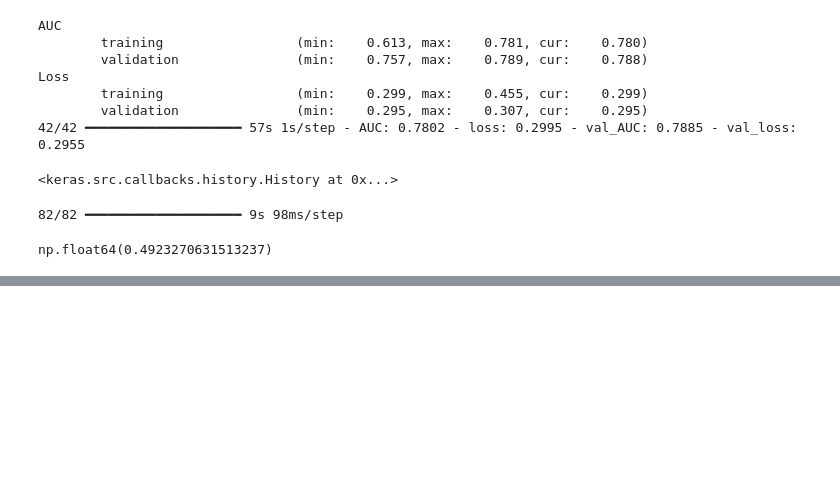
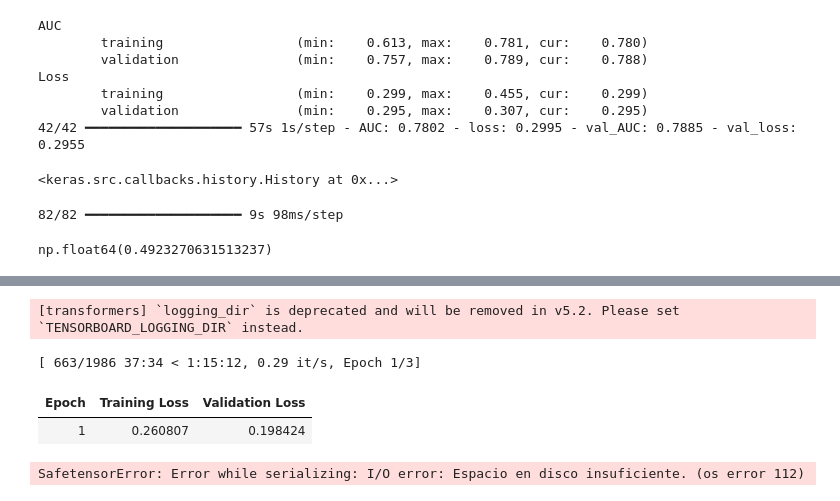
Before and after one commit to johnjmeneses/MIAD_ML_NLP_2026, a Jupyter notebook: S7P1_proyecto2.ipynb, the cells around one changed output, grey strips where cells are left out. Drawn from its saved outputs; the diff is of its cells as text; code cells hidden in the pictures; blank space fills up the shorter version.

```diff
--- a/S7P1_proyecto2.ipynb
+++ b/S7P1_proyecto2.ipynb
@@ -628,0 +860,17 @@ np.float64(0.4923270631513237)
+# %%
+train_dataset = MovieDataset(
+    train_encodings,
+    y_train
+)
+
+test_dataset = MovieDataset(
+    test_encodings,
+    y_test
+)
+# %%
+#modelo transformer
+model = DistilBertForSequenceClassification.from_pretrained(
+    'distilbert-base-uncased',
+    num_labels=y_genres.shape[1],
+    problem_type="multi_label_classification"
+)
@@ -628,0 +914,33 @@ np.float64(0.4923270631513237)
+# %%
+#configuracion de entrenamiento
+training_args = TrainingArguments(
+    output_dir='./results',
+    num_train_epochs=3,
+    per_device_train_batch_size=8,
+    per_device_eval_batch_size=8,
+    eval_strategy="epoch",
+    save_strategy="epoch",
+    logging_dir='./logs',
+    load_best_model_at_end=True
+)
+# %% [output]
+[transformers] `logging_dir` is deprecated and will be removed in v5.2. Please set `TENSORBOARD_LOGGING_DIR` instead.
+# %%
+#trainer
+trainer = Trainer(
+    model=model,
+    args=training_args,
+    train_dataset=train_dataset,  #los dataset creados previamente
+    eval_dataset=test_dataset
+)
+# %%
+trainer.train()
+predictions = trainer.predict(test_dataset)
+probs = torch.sigmoid(
+    torch.tensor(predictions.predictions)
+).numpy()
+# %% [output]
+[ 663/1986 37:34 < 1:15:12, 0.29 it/s, Epoch 1/3]
+| Epoch | Training Loss | Validation Loss |
+| 1 | 0.260807 | 0.198424 |
+SafetensorError: Error while serializing: I/O error: Espacio en disco insuficiente. (os error 112)
```
Also changed, not shown: parts of 23 cells of this notebook.
